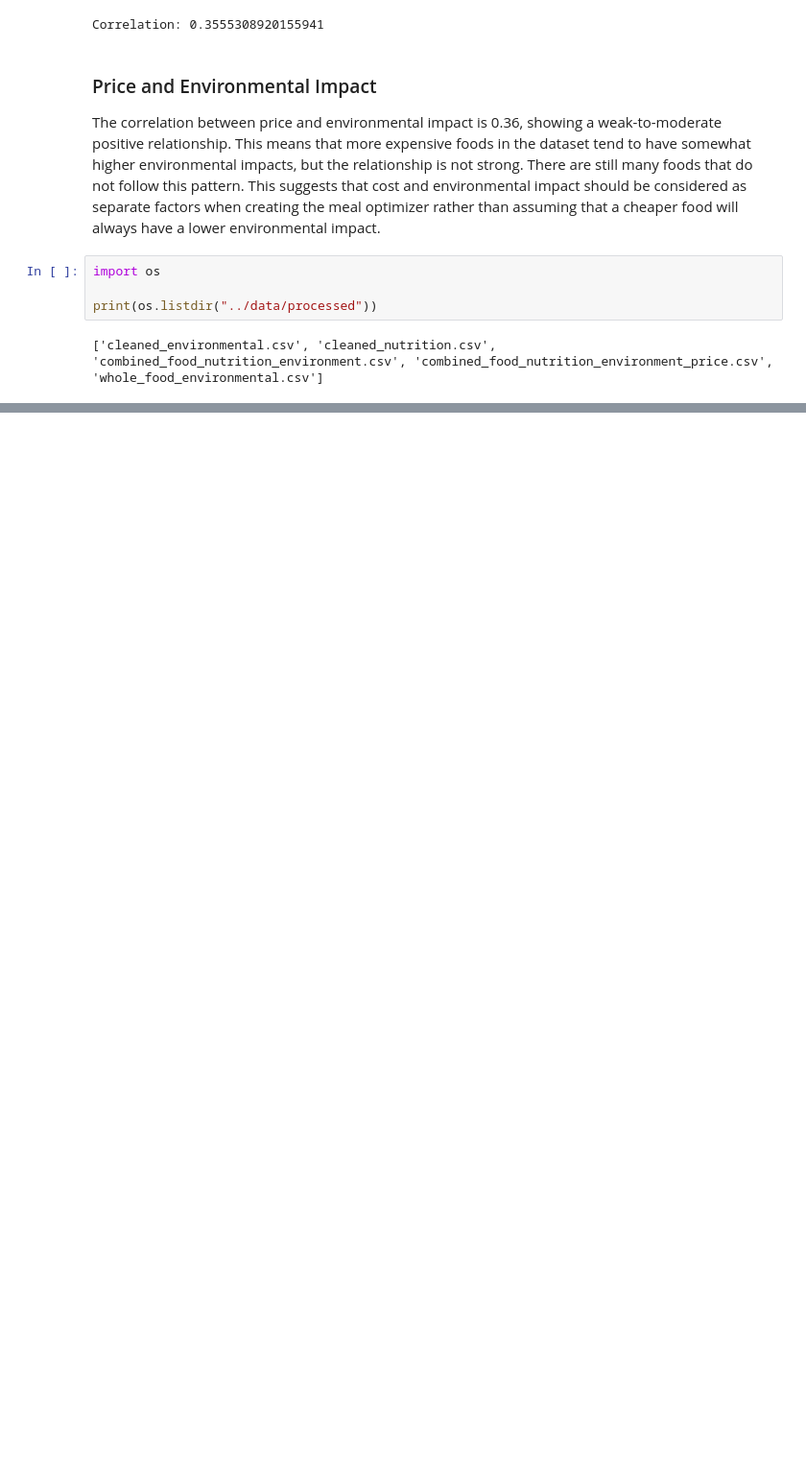
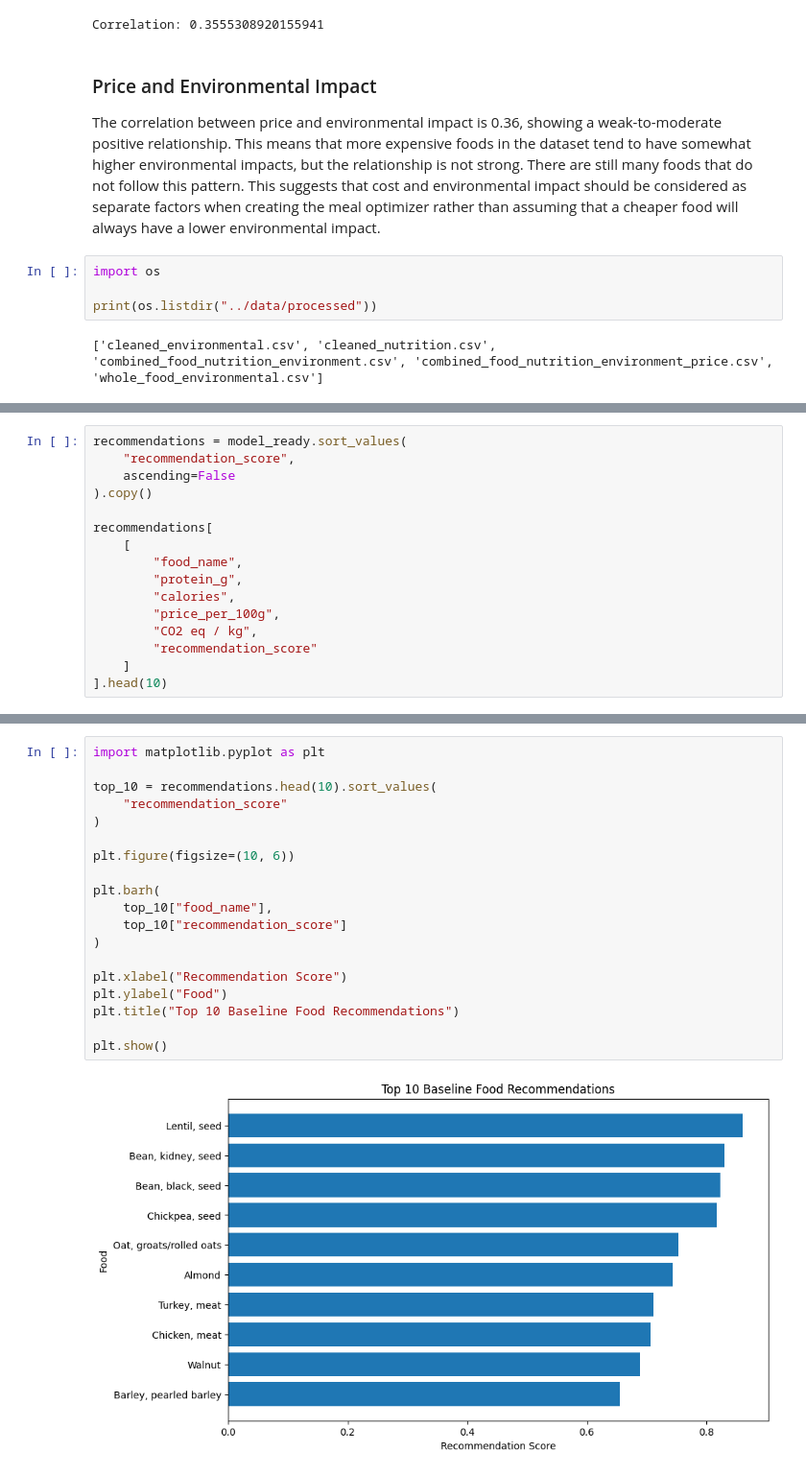
Before and after one commit to albabbitt13-commits/smart-sustainable-meal-optimizer, a Jupyter notebook: notebooks/01_data_exploration.ipynb, the cells around one changed output, grey strips where cells are left out. Shown at 96% size. Drawn from its saved outputs; the diff is of its cells as text; blank space fills up the shorter version.

Commit message:
MVP complete: baseline model with preliminary results

```diff
--- a/notebooks/01_data_exploration.ipynb
+++ b/notebooks/01_data_exploration.ipynb
@@ -3645,0 +3873,16 @@ print(os.listdir("../data/processed"))
+# %%
+recommendations = model_ready.sort_values(
+    "recommendation_score",
+    ascending=False
+).copy()
+
+recommendations[
+    [
+        "food_name",
+        "protein_g",
+        "calories",
+        "price_per_100g",
+        "CO2 eq / kg",
+        "recommendation_score"
+    ]
+].head(10)
@@ -3645,0 +3924,21 @@ print(os.listdir("../data/processed"))
+# %%
+import matplotlib.pyplot as plt
+
+top_10 = recommendations.head(10).sort_values(
+    "recommendation_score"
+)
+
+plt.figure(figsize=(10, 6))
+
+plt.barh(
+    top_10["food_name"],
+    top_10["recommendation_score"]
+)
+
+plt.xlabel("Recommendation Score")
+plt.ylabel("Food")
+plt.title("Top 10 Baseline Food Recommendations")
+
+plt.show()
+# %% [output]
+[figure, added]
```
Also changed, not shown: parts of 29 cells of this notebook, 2 other files.
